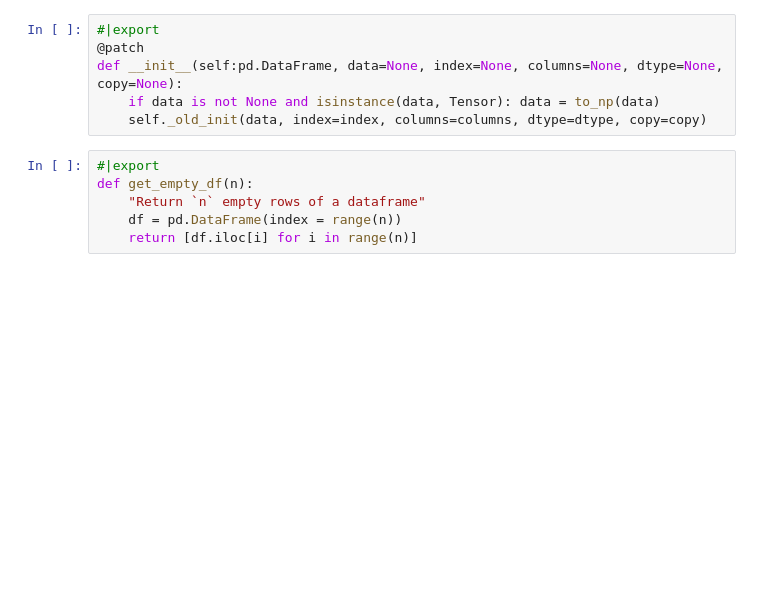
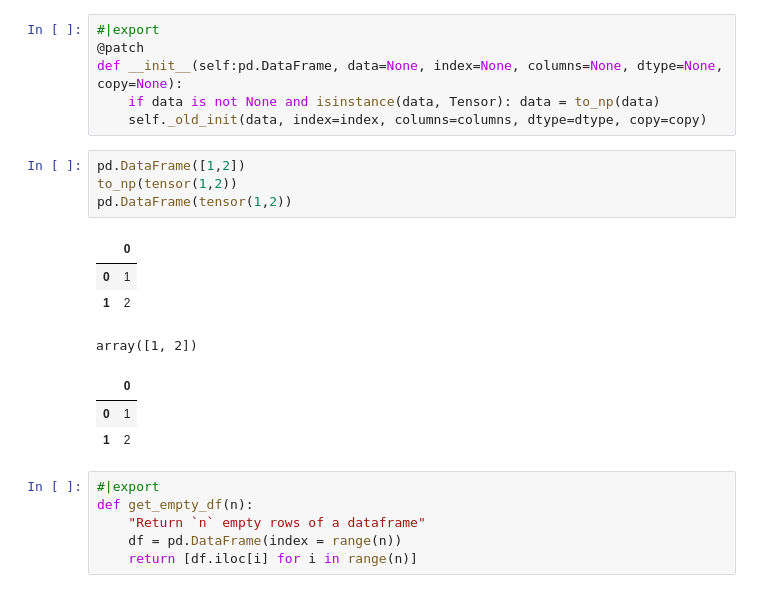
Before and after one commit to EmbraceLife/fastdebug, a Jupyter notebook: nbs/lib/src_fastai_000_torch_core.ipynb, the cells around one changed output. Cells and saved outputs as stored; diff of their text form; blank space fills up the shorter version.

```diff
--- a/nbs/lib/src_fastai_000_torch_core.ipynb
+++ b/nbs/lib/src_fastai_000_torch_core.ipynb
@@ -2144,6 +2421,18 @@ if not hasattr(pd.DataFrame,'_old_init'): pd.DataFrame._old_init = pd.DataFrame.
 def __init__(self:pd.DataFrame, data=None, index=None, columns=None, dtype=None, copy=None):
     if data is not None and isinstance(data, Tensor): data = to_np(data)
     self._old_init(data, index=index, columns=columns, dtype=dtype, copy=copy)
+# %%
+pd.DataFrame([1,2])
+to_np(tensor(1,2))
+pd.DataFrame(tensor(1,2))
+# %% [output]
+|  | 0 |
+| 0 | 1 |
+| 1 | 2 |
+array([1, 2])
+|  | 0 |
+| 0 | 1 |
+| 1 | 2 |
 # %%
 #|export
 def get_empty_df(n):
```
Also changed, not shown: parts of 97 cells of this notebook, 2 other files.
